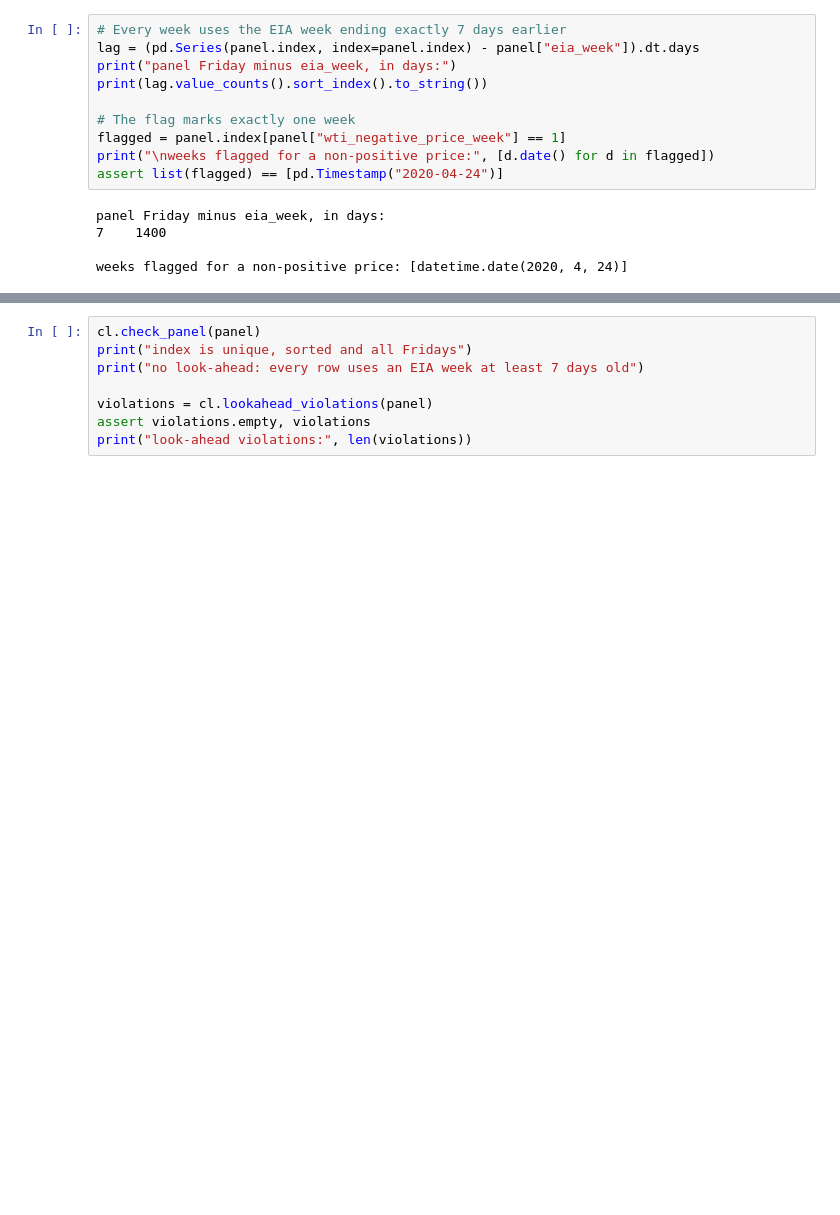
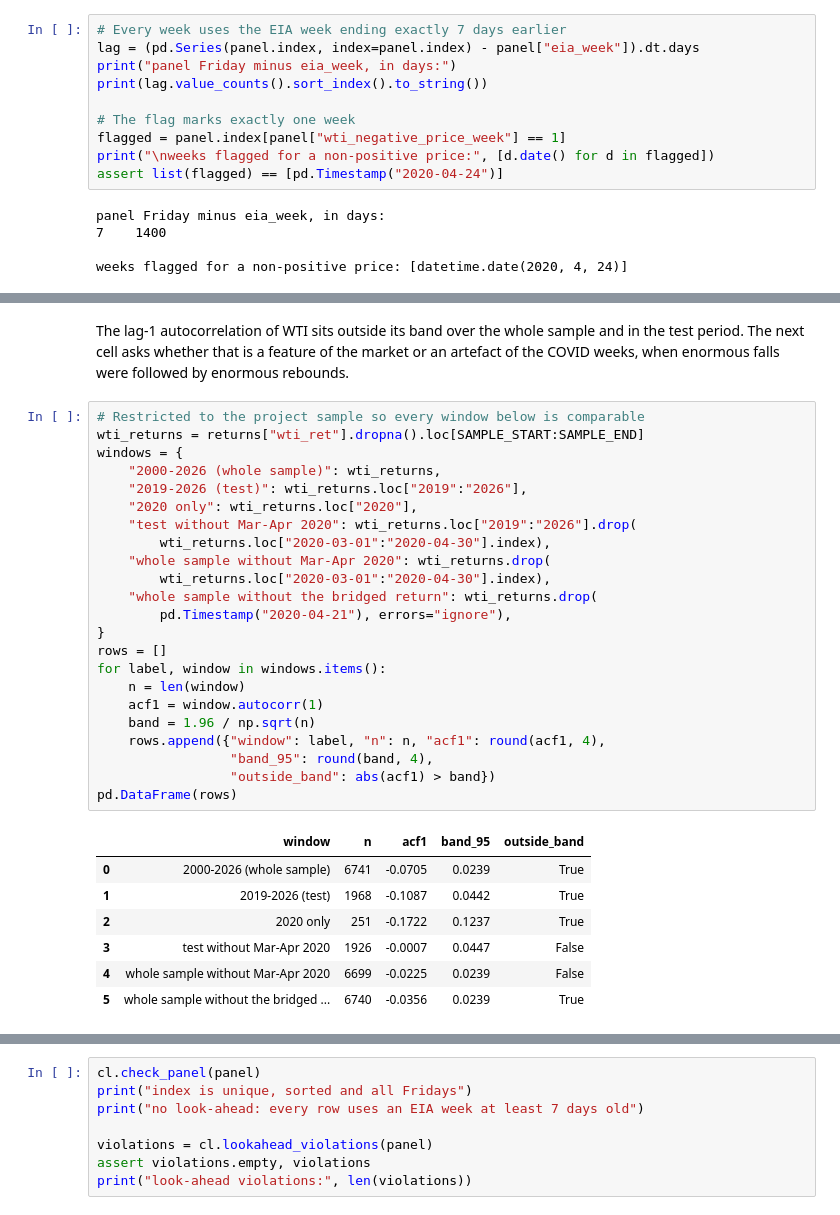
Before and after one commit to yaz212id/ADA-project, a Jupyter notebook: notebooks/02_clean_data.ipynb, the cells around one changed output, grey strips where cells are left out. Drawn from its saved outputs; the diff is of its cells as text; blank space fills up the shorter version.

```diff
--- a/notebooks/02_clean_data.ipynb
+++ b/notebooks/02_clean_data.ipynb
@@ -288,0 +362,35 @@ weeks flagged for a non-positive price: [datetime.date(2020, 4, 24)]
+# %% [markdown]
+The lag-1 autocorrelation of WTI sits outside its band over the whole sample and in the
+test period. The next cell asks whether that is a feature of the market or an artefact of
+the COVID weeks, when enormous falls were followed by enormous rebounds.
+# %%
+# Restricted to the project sample so every window below is comparable
+wti_returns = returns["wti_ret"].dropna().loc[SAMPLE_START:SAMPLE_END]
+windows = {
+    "2000-2026 (whole sample)": wti_returns,
+    "2019-2026 (test)": wti_returns.loc["2019":"2026"],
+    "2020 only": wti_returns.loc["2020"],
+    "test without Mar-Apr 2020": wti_returns.loc["2019":"2026"].drop(
+        wti_returns.loc["2020-03-01":"2020-04-30"].index),
+    "whole sample without Mar-Apr 2020": wti_returns.drop(
+        wti_returns.loc["2020-03-01":"2020-04-30"].index),
+    "whole sample without the bridged return": wti_returns.drop(
+        pd.Timestamp("2020-04-21"), errors="ignore"),
+}
+rows = []
+for label, window in windows.items():
+    n = len(window)
+    acf1 = window.autocorr(1)
+    band = 1.96 / np.sqrt(n)
+    rows.append({"window": label, "n": n, "acf1": round(acf1, 4),
+                 "band_95": round(band, 4),
+                 "outside_band": abs(acf1) > band})
+pd.DataFrame(rows)
+# %% [output]
+|  | window | n | acf1 | band_95 | outside_band |
+| 0 | 2000-2026 (whole sample) | 6741 | -0.0705 | 0.0239 | True |
+| 1 | 2019-2026 (test) | 1968 | -0.1087 | 0.0442 | True |
+| 2 | 2020 only | 251 | -0.1722 | 0.1237 | True |
+| 3 | test without Mar-Apr 2020 | 1926 | -0.0007 | 0.0447 | False |
+| 4 | whole sample without Mar-Apr 2020 | 6699 | -0.0225 | 0.0239 | False |
+| 5 | whole sample without the bridged ... | 6740 | -0.0356 | 0.0239 | True |
```
Also changed, not shown: parts of 24 cells of this notebook, 5 other files.
